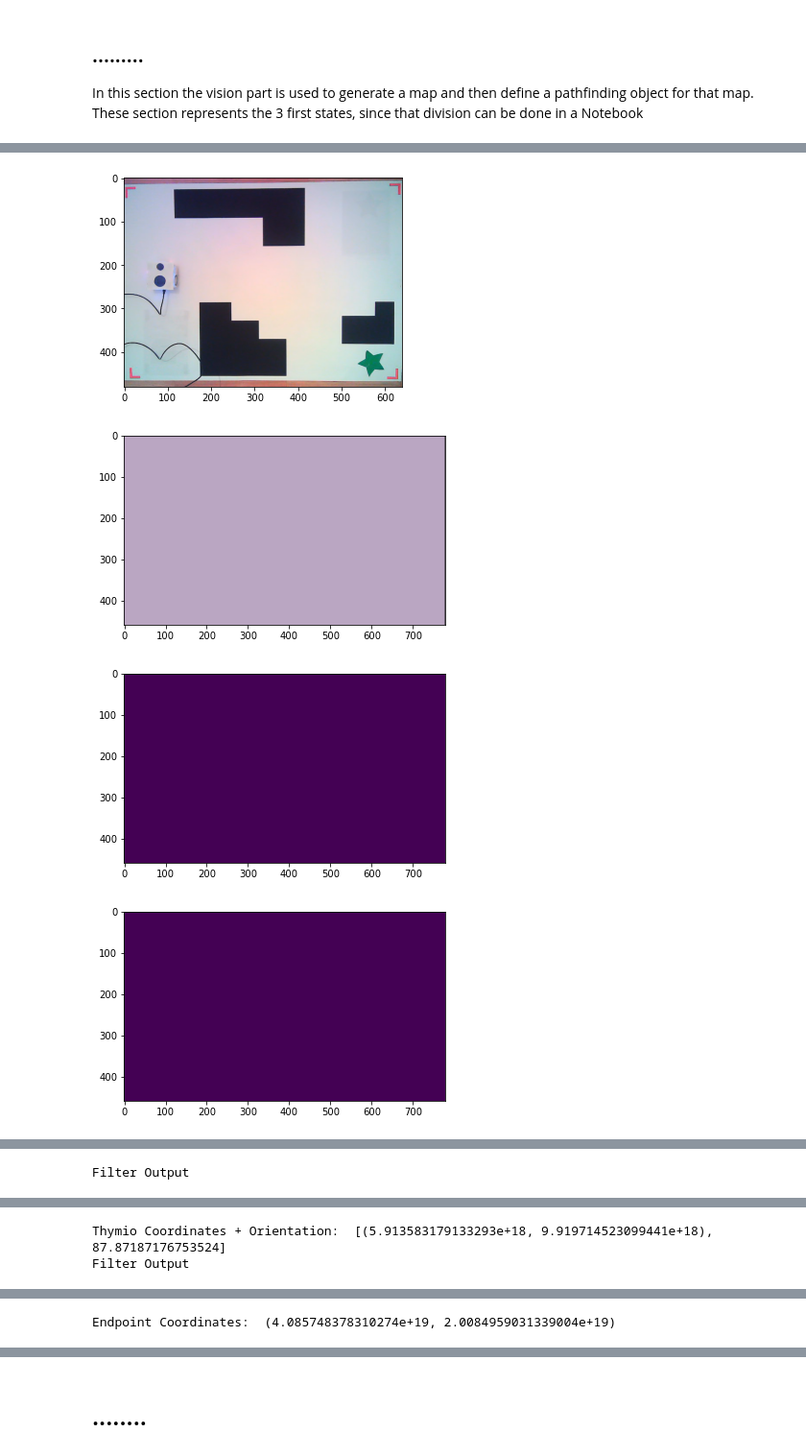
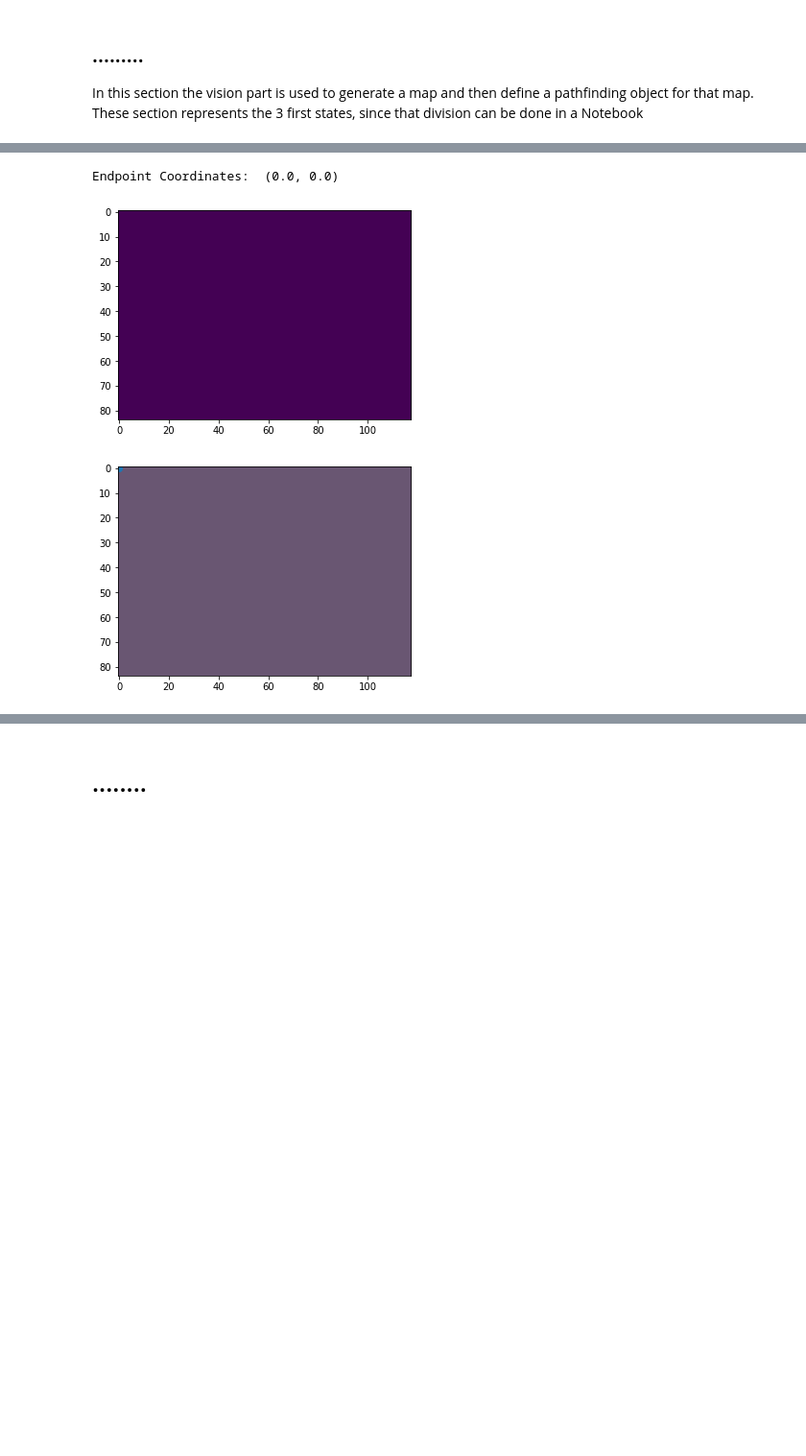
Before and after one commit to micht1/publicmobileRobotics, a Jupyter notebook: roboticsProject.ipynb, the cells around one changed output, grey strips where cells are left out. Shown at 96% size. Drawn from its saved outputs; the diff is of its cells as text; code cells hidden in the pictures; blank space fills up the shorter version.

```diff
--- a/roboticsProject.ipynb
+++ b/roboticsProject.ipynb
@@ -48,8 +74,6 @@ This object contains all the variables needed in the state machine to make decis
 # %%
 class stateNames_t:
     def __init__(self):
-        self.goalKnown='goalKnown'
-        self.planning='planning'
         self.planAcquired='planAcquired'
         self.newPath='newpath'
         self.checkingPath='checkingPath'
@@ -72,6 +96,7 @@ class FSMHelper:
         self.FSMStates=stateNames_t()
         self.straightenedImage=0
         self.wayPointReachedDistance=wayPointDistance
+        self.followPath=False
 # %% [markdown]
 ### Define the statefunctions
 In this section the different functions used to represent the states of the state machine are defined. Each function takes the FSMHelper object to make the decisions which state is the next.
@@ -216,42 +212,79 @@ cv2.destroyAllWindows()
 # %%
+%matplotlib inline
 #cv2.namedWindow("preview")
-videoCapture.set(cv2.CAP_PROP_EXPOSURE,-2.1)
+videoCapture.set(cv2.CAP_PROP_EXPOSURE,-2.9)
 if videoCapture.isOpened(): # try to get the first frame
     rval, frame = videoCapture.read()
 else:
     rval = False
     raise Exception('could not read image!')
 #read corner mask
 mask= cv2.imread('Images/Mondamask.JPG')
 if mask.size==0:
     raise Exception('Could not open Mask')
 dimension_paper = [118.9,84.1] #cm A0
-dim = (int(dimension_paper[1]*2),int(dimension_paper[0]*2))
+dim = (int(dimension_paper[1]),int(dimension_paper[0]))
 # Switching red and blue channels
 frame[:, :, [0, 2]] = frame[:, :, [2, 0]]
 mask[:, :, [0, 2]] = mask[:, :, [2, 0]]
-plt.imshow(frame)
+#plt.imshow(frame)
 
-plt.show()
+#plt.show()
 plt.imsave('maptest.jpg',frame)
 #preprocess image data to facilitate map generation and thymio position accusition
 p2_1, p98_1 = np.percentile(frame, (2, 98))
 img_res1 = exposure.rescale_intensity(frame, in_range=(p2_1,p98_1))
 img1_gray = cv2.cvtColor(img_res1, cv2.COLOR_BGR2GRAY)
-output = test_vision_v4.region_growing(img1_gray, (50,50))
-corner_location = test_vision_v4.corner_detection(output,mask)
-img_straighten, M = test_vision_v4.four_point_transform(frame, corner_location)
+output = Vision.bg_clustering(img1_gray, (50,50))
+percent = 0.9
+while True:
+        corner_location = Vision.corner_detection(output,mask) # Get the location of the 4 corners
+        img_straighten, M = Vision.four_point_transform(frame, corner_location) # Get the transformation matrix and the straighten img
+        if(img_straighten.shape[0] > output.shape[0]*percent and img_straighten.shape[1] > output.shape[1]*percent):
+            break
+        else:
+            rval, frame = videoCapture.read()
+            frame[:, :, [0, 2]] = frame[:, :, [2, 0]]
+            print("Retake Picture, Webcame iz noobs") # Command to retake the picture from webcam # Get the transformation matrix and the straighten img
+
 im_dim = img_straighten.shape
-# output = np.invert(output)
-obstacles = test_vision_v4.get_obstacles(img_straighten) # OFFLINE
-thymio_coord = test_vision_v4.get_thymio_info(frame,M,dim,im_dim) # Do these online, and feed info to kalman filter
-endpoint_coord = test_vision_v4.get_endpoint_info(frame,M,dim,im_dim)
+obstacles = Vision.get_obstacles(img_straighten) # OFFLINE
+thymio_coord = Vision.get_thymio_info(frame,M,dim,im_dim) # Do these online, and feed info to kalman filter
+endpoint_coord = Vision.get_endpoint_info(frame,M,dim,im_dim)
 low_res_img = cv2.resize(img_straighten, dsize=((dim[1], dim[0])))
+
+
+
+
+occupancyGrid=cv2.resize(obstacles, dsize=(int(dim[1]), int(dim[0])))
+occupancyGrid=occupancyGrid>200
+occupancyGrid=occupancyGrid.astype(float)
+kernel2 = np.ones((7,7), np.uint8)
+occupancyGrid = cv2.dilate(occupancyGrid, kernel2, iterations=2)
+plt.imshow(occupancyGrid)
+plt.show()
+#plt.imshow(occupancyGrid)
+pathPlanner=pathPlaning(occupancyGrid.copy(),1,1)
+#give over the thymio connection,set the kidnapping distance to 10 and the tolerance for equality to 1e-6, the distance when it is considered way point reached
+robotStatus=FSMHelper(th,1e-6,0.5,pathPlanner)
+robot_control.th=th
+#print(np.asarray(endpoint_coord))
+robotStatus.pathPlanner.setGoal(np.asarray(endpoint_coord))
+#print(np.asarray(thymio_coord[0]))
+robotStatus.currentPosition=np.array([(thymio_coord[0][0]),(thymio_coord[0][1]),(thymio_coord[1])/180*np.pi])
+#print(robotStatus.currentPosition[0:2])
+robotStatus.pathPlanner.setStart(robotStatus.currentPosition[0:2])
+robotStatus.pathToFollow=robotStatus.pathPlanner.getOptimizedPath()
+estimatedRobotPose=robotStatus.currentPosition
+
+#show path on image
+originalPath=robotStatus.pathToFollow.copy()
+
 plt.imshow(low_res_img)
 plt.scatter(thymio_coord[0][0],thymio_coord[0][1])
+plt.plot(originalPath[0],originalPath[1])
 plt.show()
 # %% [output]
+Endpoint Coordinates:  (0.0, 0.0)
-[figure, old version]
+[figure, new version]
-[figure, old version]
+[figure, new version]
-[figure, removed]
-[figure, removed]
@@ -260 +290,0 @@ plt.show()
-Filter Output
@@ -263,2 +290,0 @@ Filter Output
-Thymio Coordinates + Orientation:  [(5.913583179133293e+18, 9.919714523099441e+18), 87.87187176753524]
-Filter Output
@@ -267 +290,0 @@ Filter Output
-Endpoint Coordinates:  (4.085748378310274e+19, 2.0084959031339004e+19)
```
Also changed, not shown: parts of 14 cells of this notebook, 22 other files.
